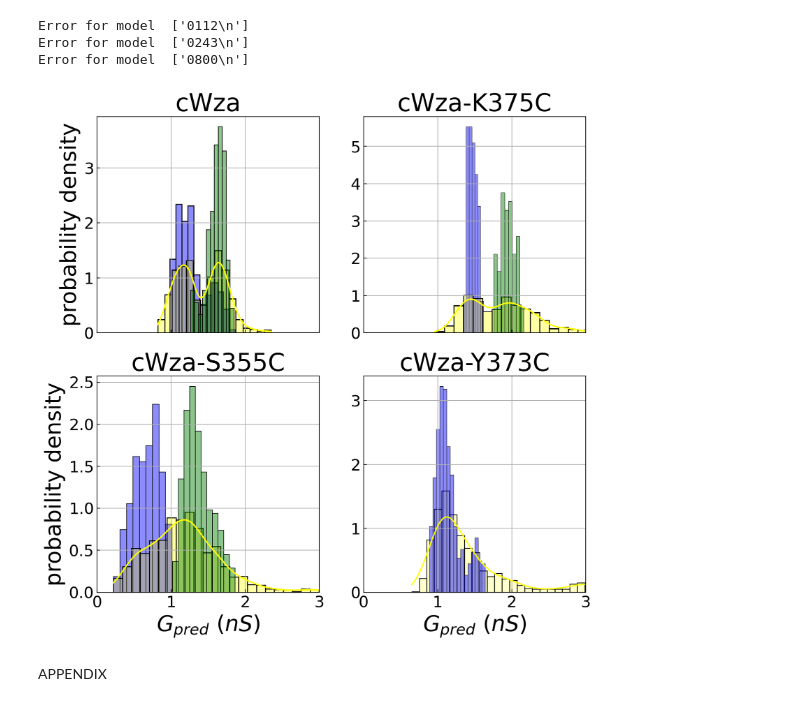
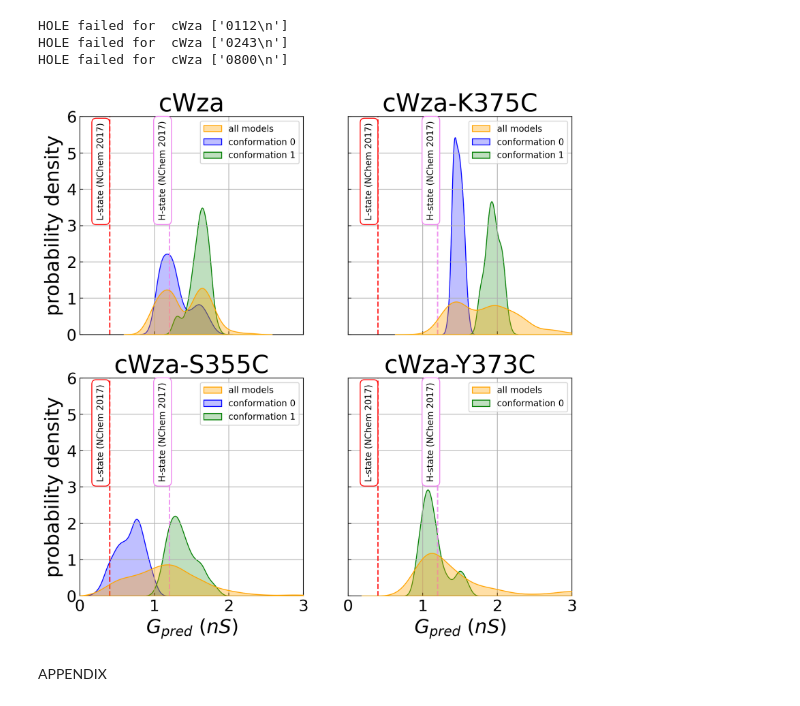
Before and after one commit to broncio123/phd-notebooks, a Jupyter notebook: Analyses/figures_nbs/docking_conductance.ipynb, the cells around one changed output. Saved outputs shown, nothing was run; the diff lists cells and outputs as text; code cells hidden in the pictures.

Commit message:
added conductance plots from MD trajectories

```diff
--- a/Analyses/figures_nbs/docking_conductance.ipynb
+++ b/Analyses/figures_nbs/docking_conductance.ipynb
@@ -16,7 +16,7 @@ path = 'data/mutants_docking_pdbnames_labelled.json'
 with open(path, 'r') as fp:
     mutants_docking_pdbnames_labelled = json.load(fp)
 # %%
-fig, ax = plt.subplots(2,2,figsize=(10,10),dpi=200, sharex=True)
+fig, ax = plt.subplots(2,2,figsize=(10,10),dpi=200, sharex=True,sharey=True)
 
 Axes = {
     'cWza': ax[0][0],
@@ -42,54 +42,69 @@ Conformations = {
 Colors = {0:"blue", 1:'green'}
 
 for mutant in mutant_names:
+    ax = Axes[mutant]
+
     #filter HOLE data per mutant
     filename = 'data/'+mutant+'_hole_1-1000.raw_dat'
     lines = [l.split(' (TAG') for l in open(filename,'r').readlines()]
     Gpred_data = {}
     for l in lines:
         try:
             model_number, data_raw = l
             Gpred  = 0.001*float(data_raw.split("Gpred=")[-1].strip().split()[0])
             Gpred_data[model_number] = Gpred
+        except:
+            print("HOLE failed for ",mutant,l)
 
-        except:
-            print("Error for model ",l)
-
-    ax = Axes[mutant]
+    dataset = list(Gpred_data.values())
+    sns.kdeplot(dataset,shade=True,label='all models',color='orange',alpha=0.35,ax=ax,zorder=10)
 
     #filter data for PDBs within HPRs
     for g in Conformations[mutant]:
         model_numbers = [pdbname.split('_')[3] for pdbname in mutants_docking_pdbnames_labelled[mutant][str(g)]]
 
         models_labelled_Gpred  = []
         for x in model_numbers:
             try:
                 models_labelled_Gpred.append(Gpred_data[x])
             except: KeyError
 
-        dataset = list(Gpred_data.values())
-        sns.histplot(dataset,stat='density',kde=True,ax=ax,color='yellow',alpha=0.2)
+        if mutant == 'cWza-Y373C':
+            c = 'green'
+        else:
+            c = Colors[g]
+        dataset = models_labelled_Gpred
+        sns.kdeplot(dataset,shade=True,label='conformation '+str(g),color=c,alpha=0.25,ax=ax,zorder=-10)
 
-        c = Colors[g]
-        dataset = models_labelled_Gpred
-        sns.histplot(dataset,stat='density',ax=ax,color=c,alpha=0.45)
+    # H-state cWza model (crystal structure)
+    Gpred_cWza_Hstate = [1.2]
+    ax.plot(2*Gpred_cWza_Hstate,(0,6),lw=1.5,linestyle='--',color='violet',alpha=0.85)
+    ax.text(1.05,3.2,'H-state (NChem 2017)',rotation=90,fontsize=10,
+            bbox=dict(facecolor='white', edgecolor='violet', boxstyle='round, pad=0.5'))
 
-    ax.set_xlim(0,3)
-    ax.grid(True)
+    #L-state cWza model (CCBuilder and BUDE optimised)
+    Gpred_cWza_Lstate = [0.4]
+    ax.plot(2*Gpred_cWza_Lstate,(0,6),lw=1.5,linestyle='--',color='red',alpha=0.85)
+    ax.text(0.22,3.2,'L-state (NChem 2017)',rotation=90,fontsize=10,
+            bbox=dict(facecolor='white', edgecolor='red', boxstyle='round, pad=0.5'))
 
     # customise plot
     ax.set_title(mutant, fontsize=28)
     ax.tick_params(axis='both',direction='in',labelsize=18)
     l1,l2 = labels[mutant]
-    ax.set_xlabel(l1,fontsize=25)
-    ax.set_ylabel(l2,fontsize=25)
+    ax.set_xlabel(l1,fontsize=22)
+    ax.set_ylabel(l2,fontsize=22)
+    ax.legend(loc='best')
+    ax.set_xlim(0,3)
+    ax.set_ylim(0,6)
+    ax.grid(True)
 
 plt.show()
 # %% [output]
-Error for model  ['0112\n']
-Error for model  ['0243\n']
-Error for model  ['0800\n']
+HOLE failed for  cWza ['0112\n']
+HOLE failed for  cWza ['0243\n']
+HOLE failed for  cWza ['0800\n']
-[figure, old version]
+[figure, new version]
 # %% [markdown]
 APPENDIX
 # %%
```
